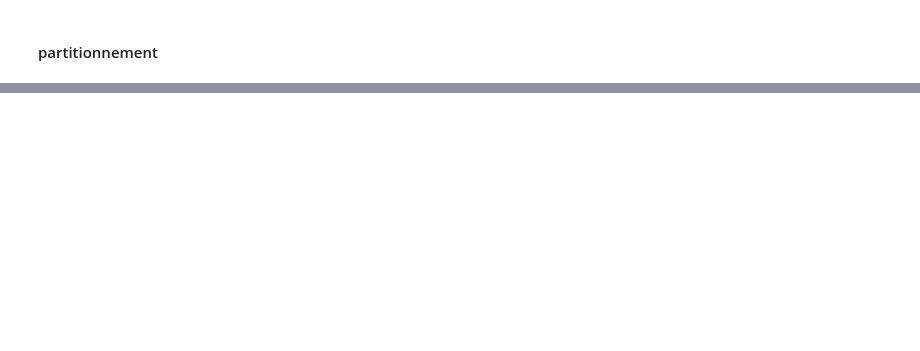
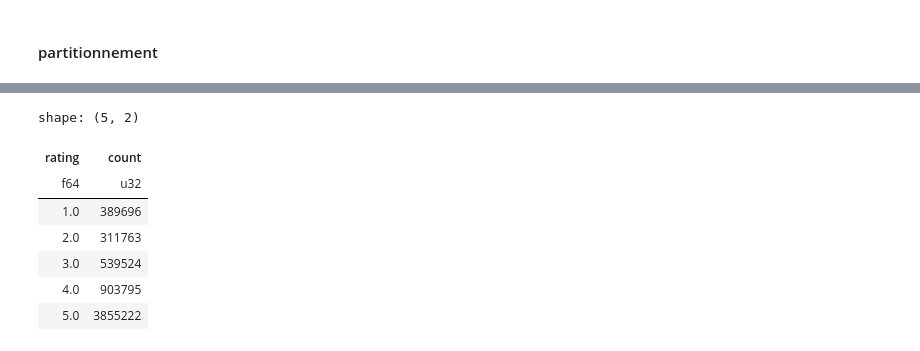
Before and after one commit to Luxchar/ReviewsGPT, a Jupyter notebook: notebooks/data_prep_yann.ipynb, the cells around one changed output, grey strips where cells are left out. Saved outputs shown, nothing was run; the diff lists cells and outputs as text; code cells hidden in the pictures; blank space fills up the shorter version.

```diff
--- a/notebooks/data_prep_yann.ipynb
+++ b/notebooks/data_prep_yann.ipynb
@@ -1084,0 +1199,11 @@ print("\n🎉 Partitionnement terminé avec succès.")
+# %%
+df.group_by("rating").count().sort("rating")
+# %% [output]
+shape: (5, 2)
+| rating | count |
+| f64 | u32 |
+| 1.0 | 389696 |
+| 2.0 | 311763 |
+| 3.0 | 539524 |
+| 4.0 | 903795 |
+| 5.0 | 3855222 |
```
Also changed, not shown: parts of 12 cells of this notebook, 5 other files.
